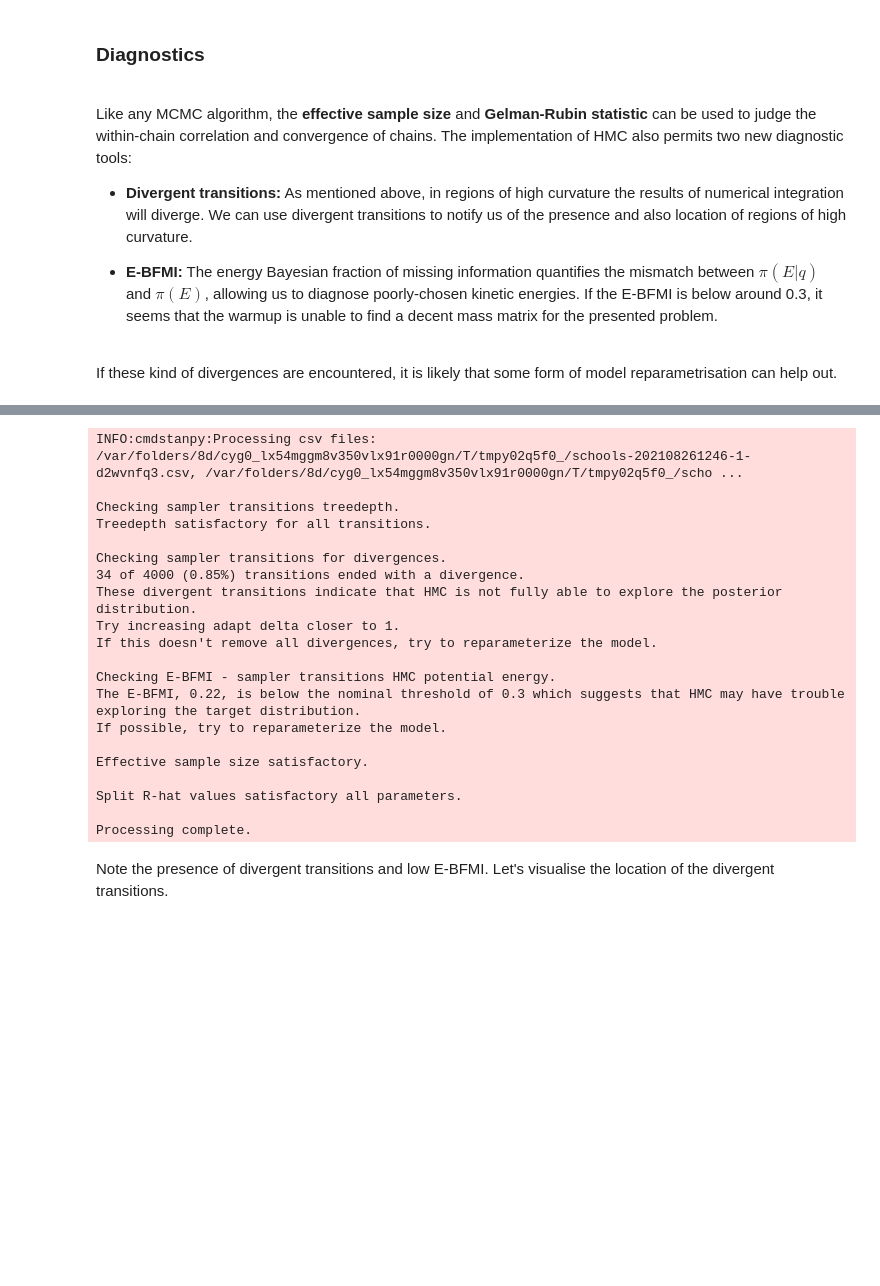
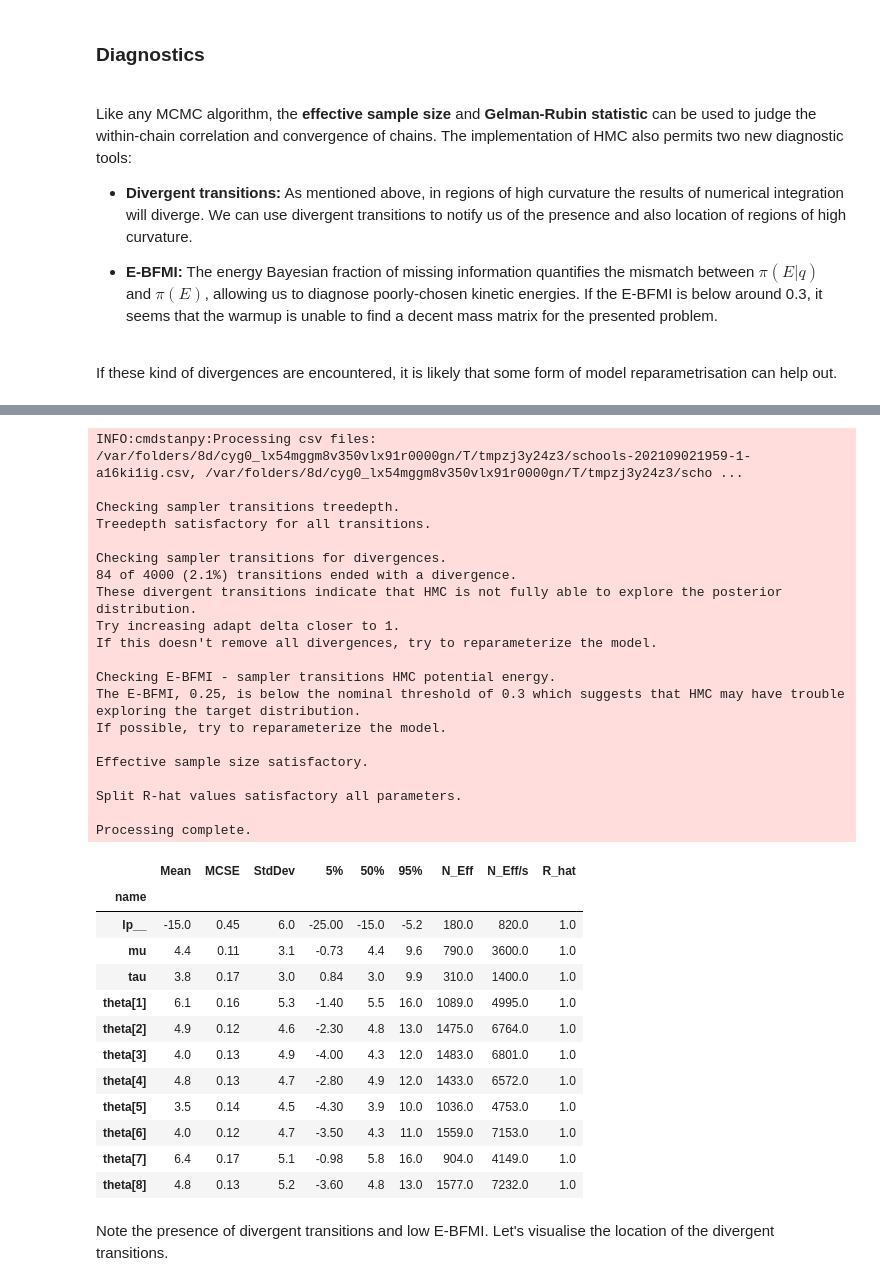
Before and after one commit to JohannesBuchner/PracticalInferenceForResearchersInThePhysicalSciencesCourse, a Jupyter notebook: 5-hamiltonian_mc.ipynb, the cells around one changed output, grey strips where cells are left out. Saved outputs shown, nothing was run; the diff lists cells and outputs as text; code cells hidden in the pictures; blank space fills up the shorter version.

```diff
--- a/5-hamiltonian_mc.ipynb
+++ b/5-hamiltonian_mc.ipynb
@@ -259,26 +330,40 @@ INFO:cmdstanpy:finish chain 3
 # %%
-fit.diagnose();
+fit.diagnose()
+fit.summary()
 # %% [output]
-INFO:cmdstanpy:Processing csv files: /var/folders/8d/cyg0_lx54mggm8v350vlx91r0000gn/T/tmpy02q5f0_/schools-202108261246-1-d2wvnfq3.csv, /var/folders/8d/cyg0_lx54mggm8v350vlx91r0000gn/T/tmpy02q5f0_/scho ...
+INFO:cmdstanpy:Processing csv files: /var/folders/8d/cyg0_lx54mggm8v350vlx91r0000gn/T/tmpzj3y24z3/schools-202109021959-1-a16ki1ig.csv, /var/folders/8d/cyg0_lx54mggm8v350vlx91r0000gn/T/tmpzj3y24z3/scho ...
 
 Checking sampler transitions treedepth.
 Treedepth satisfactory for all transitions.
 
 Checking sampler transitions for divergences.
-34 of 4000 (0.85%) transitions ended with a divergence.
+84 of 4000 (2.1%) transitions ended with a divergence.
 These divergent transitions indicate that HMC is not fully able to explore the posterior distribution.
 Try increasing adapt delta closer to 1.
 If this doesn't remove all divergences, try to reparameterize the model.
 
 Checking E-BFMI - sampler transitions HMC potential energy.
-The E-BFMI, 0.22, is below the nominal threshold of 0.3 which suggests that HMC may have trouble exploring the target distribution.
+The E-BFMI, 0.25, is below the nominal threshold of 0.3 which suggests that HMC may have trouble exploring the target distribution.
 If possible, try to reparameterize the model.
 
 Effective sample size satisfactory.
 
 Split R-hat values satisfactory all parameters.
 
 Processing complete.
+|  | Mean | MCSE | StdDev | 5% | 50% | 95% | N_Eff | N_Eff/s | R_hat |
+| name |  |  |  |  |  |  |  |  |  |
+| lp__ | -15.0 | 0.45 | 6.0 | -25.00 | -15.0 | -5.2 | 180.0 | 820.0 | 1.0 |
+| mu | 4.4 | 0.11 | 3.1 | -0.73 | 4.4 | 9.6 | 790.0 | 3600.0 | 1.0 |
+| tau | 3.8 | 0.17 | 3.0 | 0.84 | 3.0 | 9.9 | 310.0 | 1400.0 | 1.0 |
+| theta[1] | 6.1 | 0.16 | 5.3 | -1.40 | 5.5 | 16.0 | 1089.0 | 4995.0 | 1.0 |
+| theta[2] | 4.9 | 0.12 | 4.6 | -2.30 | 4.8 | 13.0 | 1475.0 | 6764.0 | 1.0 |
+| theta[3] | 4.0 | 0.13 | 4.9 | -4.00 | 4.3 | 12.0 | 1483.0 | 6801.0 | 1.0 |
+| theta[4] | 4.8 | 0.13 | 4.7 | -2.80 | 4.9 | 12.0 | 1433.0 | 6572.0 | 1.0 |
+| theta[5] | 3.5 | 0.14 | 4.5 | -4.30 | 3.9 | 10.0 | 1036.0 | 4753.0 | 1.0 |
+| theta[6] | 4.0 | 0.12 | 4.7 | -3.50 | 4.3 | 11.0 | 1559.0 | 7153.0 | 1.0 |
+| theta[7] | 6.4 | 0.17 | 5.1 | -0.98 | 5.8 | 16.0 | 904.0 | 4149.0 | 1.0 |
+| theta[8] | 4.8 | 0.13 | 5.2 | -3.60 | 4.8 | 13.0 | 1577.0 | 7232.0 | 1.0 |
 # %% [markdown]
 
 Note the presence of divergent transitions and low E-BFMI. Let's visualise the location of the divergent transitions.
```
Also changed, not shown: parts of 16 cells of this notebook, 2 other files.
